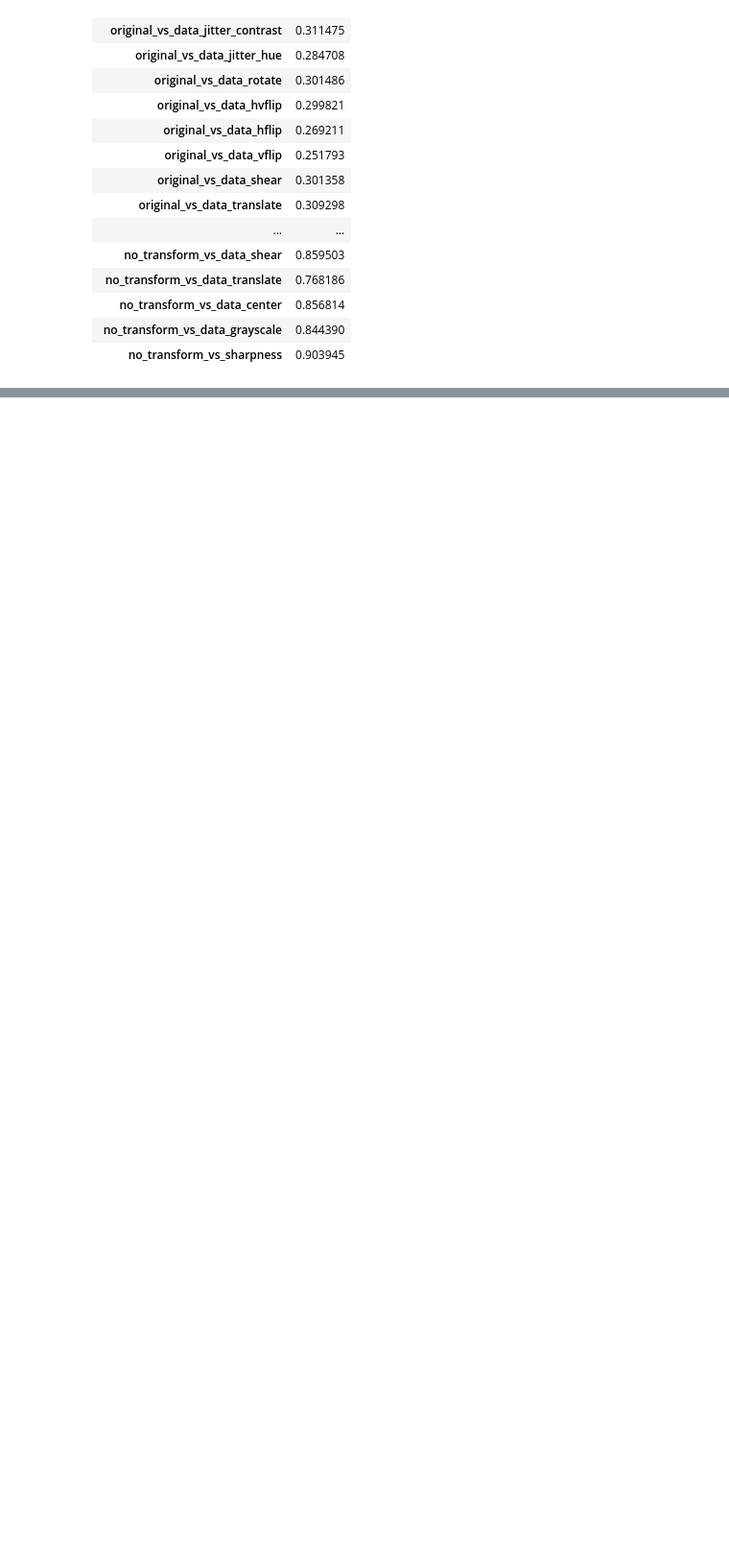
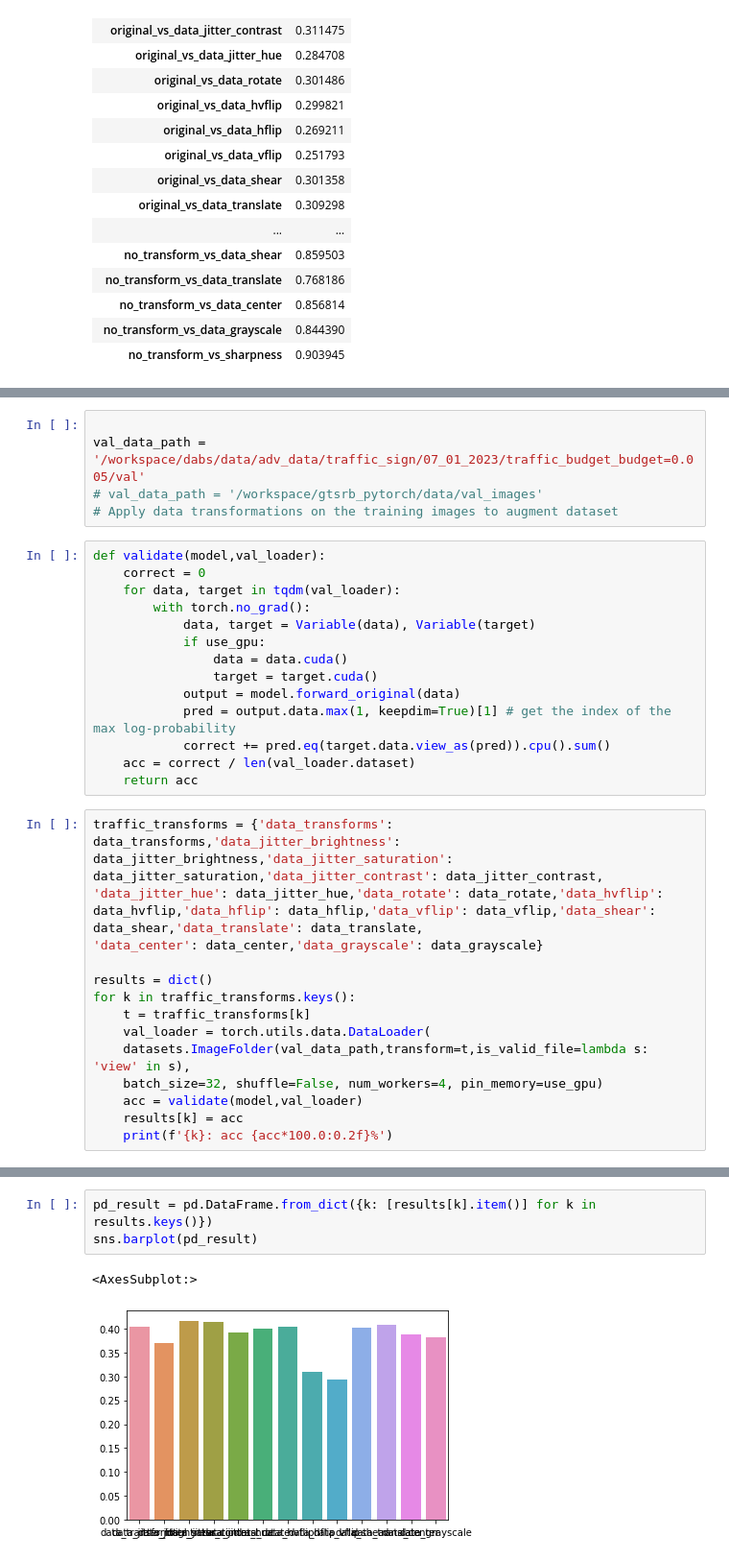
Before and after one commit to ofirbartal100/omg_attack, a Jupyter notebook: traffic_views_check_performance.ipynb, the cells around one changed output, grey strips where cells are left out. Shown at 96% size. Saved outputs shown, nothing was run; the diff lists cells and outputs as text; blank space fills up the shorter version.

```diff
--- a/traffic_views_check_performance.ipynb
+++ b/traffic_views_check_performance.ipynb
@@ -288,0 +319,33 @@ sns.histplot(min_shapes,discrete=True,cumulative=True,stat='percent')
+# %%
+
+val_data_path = '/workspace/dabs/data/adv_data/traffic_sign/07_01_2023/traffic_budget_budget=0.005/val'
+# val_data_path = '/workspace/gtsrb_pytorch/data/val_images'
+# Apply data transformations on the training images to augment dataset
+# %%
+def validate(model,val_loader):
+    correct = 0
+    for data, target in tqdm(val_loader):
+        with torch.no_grad():
+            data, target = Variable(data), Variable(target)
+            if use_gpu:
+                data = data.cuda()
+                target = target.cuda()
+            output = model.forward_original(data)
+            pred = output.data.max(1, keepdim=True)[1] # get the index of the max log-probability
+            correct += pred.eq(target.data.view_as(pred)).cpu().sum()
+    acc = correct / len(val_loader.dataset)
+    return acc
+# %%
+traffic_transforms = {'data_transforms': data_transforms,'data_jitter_brightness': data_jitter_brightness,'data_jitter_saturation': data_jitter_saturation,'data_jitter_contrast': data_jitter_contrast,
+'data_jitter_hue': data_jitter_hue,'data_rotate': data_rotate,'data_hvflip': data_hvflip,'data_hflip': data_hflip,'data_vflip': data_vflip,'data_shear': data_shear,'data_translate': data_translate,
+'data_center': data_center,'data_grayscale': data_grayscale}
+
+results = dict()
+for k in traffic_transforms.keys():
+    t = traffic_transforms[k]
+    val_loader = torch.utils.data.DataLoader(
+    datasets.ImageFolder(val_data_path,transform=t,is_valid_file=lambda s: 'view' in s),
+    batch_size=32, shuffle=False, num_workers=4, pin_memory=use_gpu)
+    acc = validate(model,val_loader)
+    results[k] = acc
+    print(f'{k}: acc {acc*100.0:0.2f}%')
@@ -288,0 +366,6 @@ sns.histplot(min_shapes,discrete=True,cumulative=True,stat='percent')
+# %%
+pd_result = pd.DataFrame.from_dict({k: [results[k].item()] for k in results.keys()})
+sns.barplot(pd_result)
+# %% [output]
+<AxesSubplot:>
+[figure, added]
```
Also changed, not shown: parts of 9 cells of this notebook, 8 other files.
